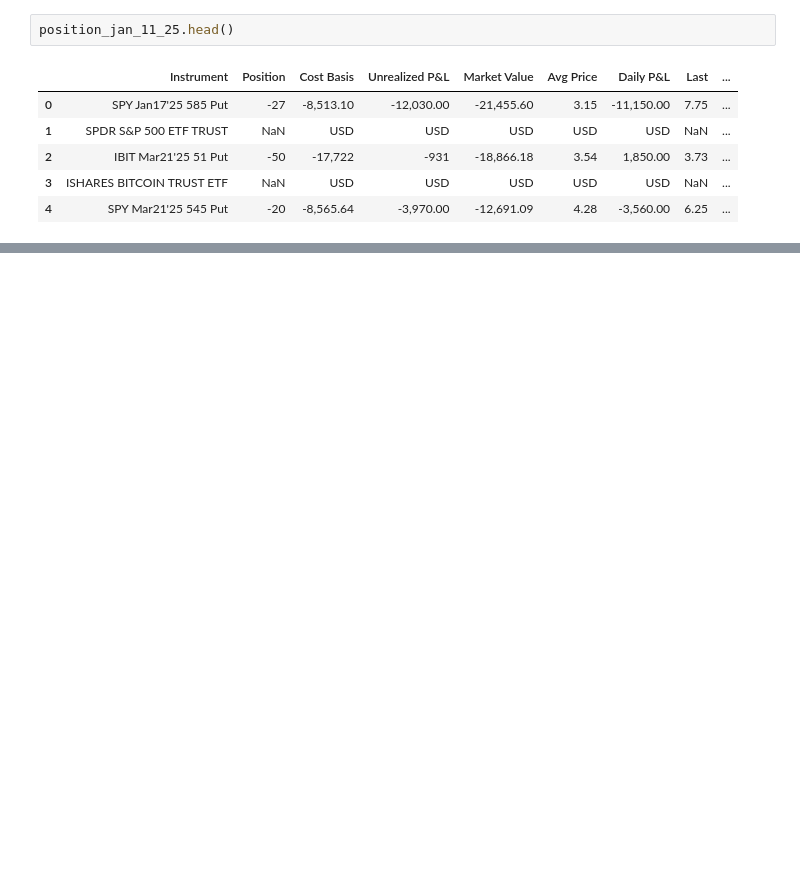
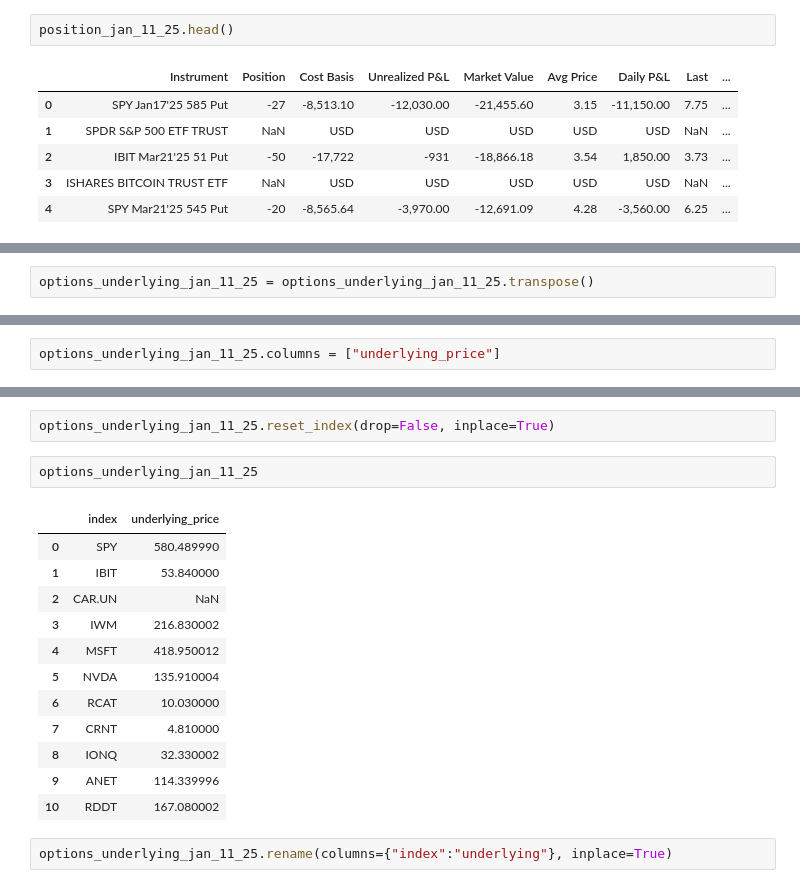
Before and after one commit to AimjGuytidy/optionstrade, a Jupyter notebook: optionstrade.ipynb, the cells around one changed output, grey strips where cells are left out. Drawn from its saved outputs; the diff is of its cells as text; blank space fills up the shorter version.

```diff
--- a/optionstrade.ipynb
+++ b/optionstrade.ipynb
@@ -145,0 +217,2 @@ nope
+# %%
+options_underlying_jan_11_25 = options_underlying_jan_11_25.transpose()
@@ -145,0 +228,2 @@ nope
+# %%
+options_underlying_jan_11_25.columns = ["underlying_price"]
@@ -145,0 +245,19 @@ nope
+# %%
+options_underlying_jan_11_25.reset_index(drop=False, inplace=True)
+# %%
+options_underlying_jan_11_25
+# %% [output]
+|  | index | underlying_price |
+| 0 | SPY | 580.489990 |
+| 1 | IBIT | 53.840000 |
+| 2 | CAR.UN | NaN |
+| 3 | IWM | 216.830002 |
+| 4 | MSFT | 418.950012 |
+| 5 | NVDA | 135.910004 |
+| 6 | RCAT | 10.030000 |
+| 7 | CRNT | 4.810000 |
+| 8 | IONQ | 32.330002 |
+| 9 | ANET | 114.339996 |
+| 10 | RDDT | 167.080002 |
+# %%
+options_underlying_jan_11_25.rename(columns={"index":"underlying"}, inplace=True)
```
Also changed, not shown: parts of 17 cells of this notebook.
